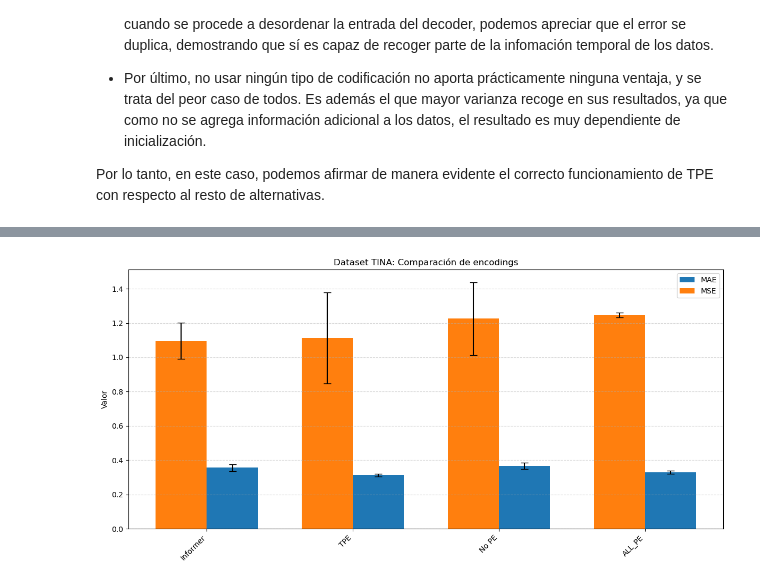
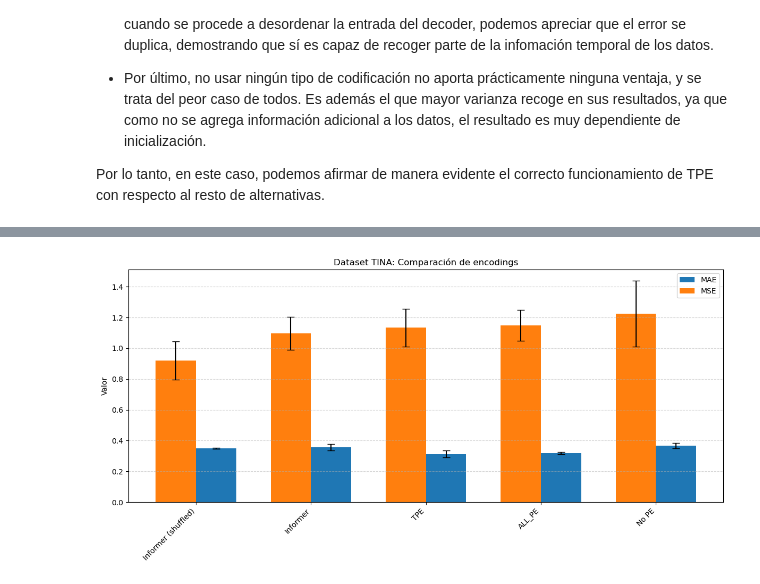
Before and after one commit to hexecoded/TFM, a Jupyter notebook: Experimentos/ResultadosNGPU.ipynb, the cells around one changed output, grey strips where cells are left out. Saved outputs shown, nothing was run; the diff lists cells and outputs as text; code cells hidden in the pictures.

Commit message:
Experimentación: finalizado informe acerca del rendimiento en los experimentos

```diff
--- a/Experimentos/ResultadosNGPU.ipynb
+++ b/Experimentos/ResultadosNGPU.ipynb
@@ -530,13 +534,11 @@ Por lo tanto, en este caso, podemos afirmar de manera evidente el correcto funci
 # %%
 # Ficheros con sus nombres de modelo
 model_files = {
-    "ALL_PE": "metricas_InformerVanilla_tina_all_pe_weighted32_informer_TINA_ftM_sl180_ll60_pl60_win60_dm512_nh8_el2_dl1_df2048_atfull_fc5_ebtimeF_dtTrue_mxTrue_test_tina_all_pe_weighted32.csv",
-    #"ALL_PE (Shuffled)": "metricas_InformerVanilla_taxi_all_pe_shuffled_informer_Taxi_ftM_sl180_ll60_pl60_win60_dm512_nh8_el2_dl1_df2048_atfull_fc5_ebtimeF_dtTrue_mxTrue_test_taxi_all_pe_shuffled.csv",
+    "ALL_PE": "metricas_InformerVanilla_tina_all_pe_opt_informer_TINA_ftM_sl288_ll96_pl48_win60_dm512_nh8_el2_dl1_df2048_atfull_fc5_ebtimeF_dtTrue_mxTrue_test_tina_all_pe_opt.csv",
     "Informer": "metricas_InformerVanilla_tina_informer_opt_informer_TINA_ftM_sl288_ll96_pl48_win60_dm512_nh8_el2_dl1_df2048_atfull_fc5_ebtimeF_dtTrue_mxTrue_test_tina_informer_opt.csv",
-    #"Informer (Shuffled)": "metricas_InformerVanilla_tina_informer_shuffled_informer_Taxi_ftM_sl180_ll60_pl60_win60_dm512_nh8_el2_dl1_df2048_atfull_fc5_ebtimeF_dtTrue_mxTrue_test_taxi_informer_shuffled.csv",
+    "Informer (shuffled)":"metricas_InformerVanilla_tina_informer_opt_shuffled_informer_TINA_ftM_sl288_ll96_pl48_win60_dm512_nh8_el2_dl1_df2048_atfull_fc5_ebtimeF_dtTrue_mxTrue_test_tina_informer_opt_shuffled.csv",
     "No PE": "metricas_InformerVanilla_tina_not_pe_informer_TINA_ftM_sl288_ll96_pl48_win60_dm512_nh8_el2_dl1_df2048_atfull_fc5_ebtimeF_dtTrue_mxTrue_test_tina_not_pe.csv",
-    "TPE": "metricas_InformerVanilla_tina_tpe32_informer_TINA_ftM_sl180_ll60_pl60_win60_dm512_nh8_el2_dl1_df2048_atfull_fc5_ebtimeF_dtTrue_mxTrue_test_tina_tpe32.csv",
-    #"TPE (Shuffled)": "metricas_InformerVanilla_tina_tpe32_shuffled_informer_TINA_ftM_sl180_ll60_pl60_win60_dm512_nh8_el2_dl1_df2048_atfull_fc5_ebtimeF_dtTrue_mxTrue_test_tina_tpe32_shuffled.csv"
+    "TPE": "metricas_InformerVanilla_tina_tpe_opt_informer_TINA_ftM_sl288_ll96_pl48_win60_dm512_nh8_el2_dl1_df2048_atfull_fc5_ebtimeF_dtTrue_mxTrue_test_tina_tpe_opt.csv",
 }
 
 dfs = []
@@ -578 +581 @@ plot_metricas_con_error(final_df, titulo=f"Dataset TINA: Comparación de encodin
-[figure, old version]
+[figure, new version]
```
Also changed, not shown: parts of 6 cells of this notebook, 1 other file.
